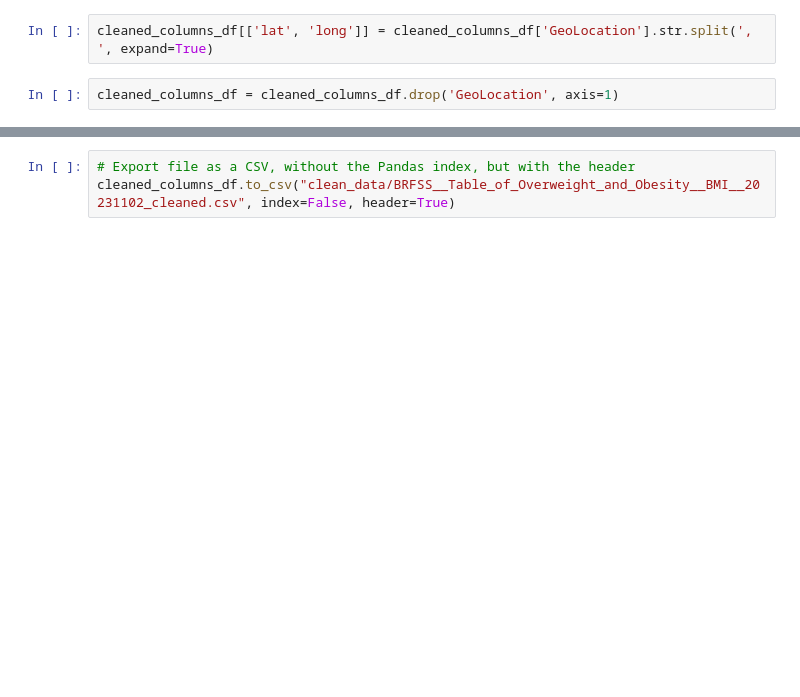
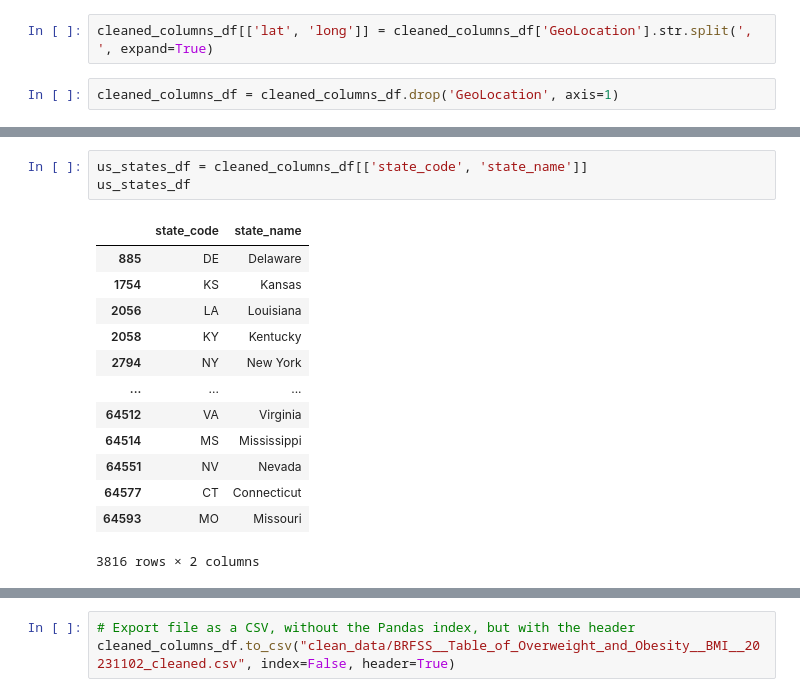
Before and after one commit to RyanLJames1997/Project3_Group6, a Jupyter notebook: brfss_data_clean.ipynb, the cells around one changed output, grey strips where cells are left out. Saved outputs shown, nothing was run; the diff lists cells and outputs as text; blank space fills up the shorter version.

```diff
--- a/brfss_data_clean.ipynb
+++ b/brfss_data_clean.ipynb
@@ -182,3 +181,20 @@ cleaned_columns_df
 | 64577 | 2015 | CT | Connecticut | Overweight (bmi 25.0-29.9) | 35-44 | Age Group | 421 | 37.3 | ... |
 | 64593 | 2017 | MO | Missouri | Obese (bmi 30.0 - 99.8) | 35-44 | Age Group | 267 | 34.9 | ... |
 3816 rows × 10 columns
+# %%
+us_states_df = cleaned_columns_df[['state_code', 'state_name']]
+us_states_df
+# %% [output]
+|  | state_code | state_name |
+| 885 | DE | Delaware |
+| 1754 | KS | Kansas |
+| 2056 | LA | Louisiana |
+| 2058 | KY | Kentucky |
+| 2794 | NY | New York |
+| ... | ... | ... |
+| 64512 | VA | Virginia |
+| 64514 | MS | Mississippi |
+| 64551 | NV | Nevada |
+| 64577 | CT | Connecticut |
+| 64593 | MO | Missouri |
+3816 rows × 2 columns
```
Also changed, not shown: parts of 4 cells of this notebook, 7 other files.
